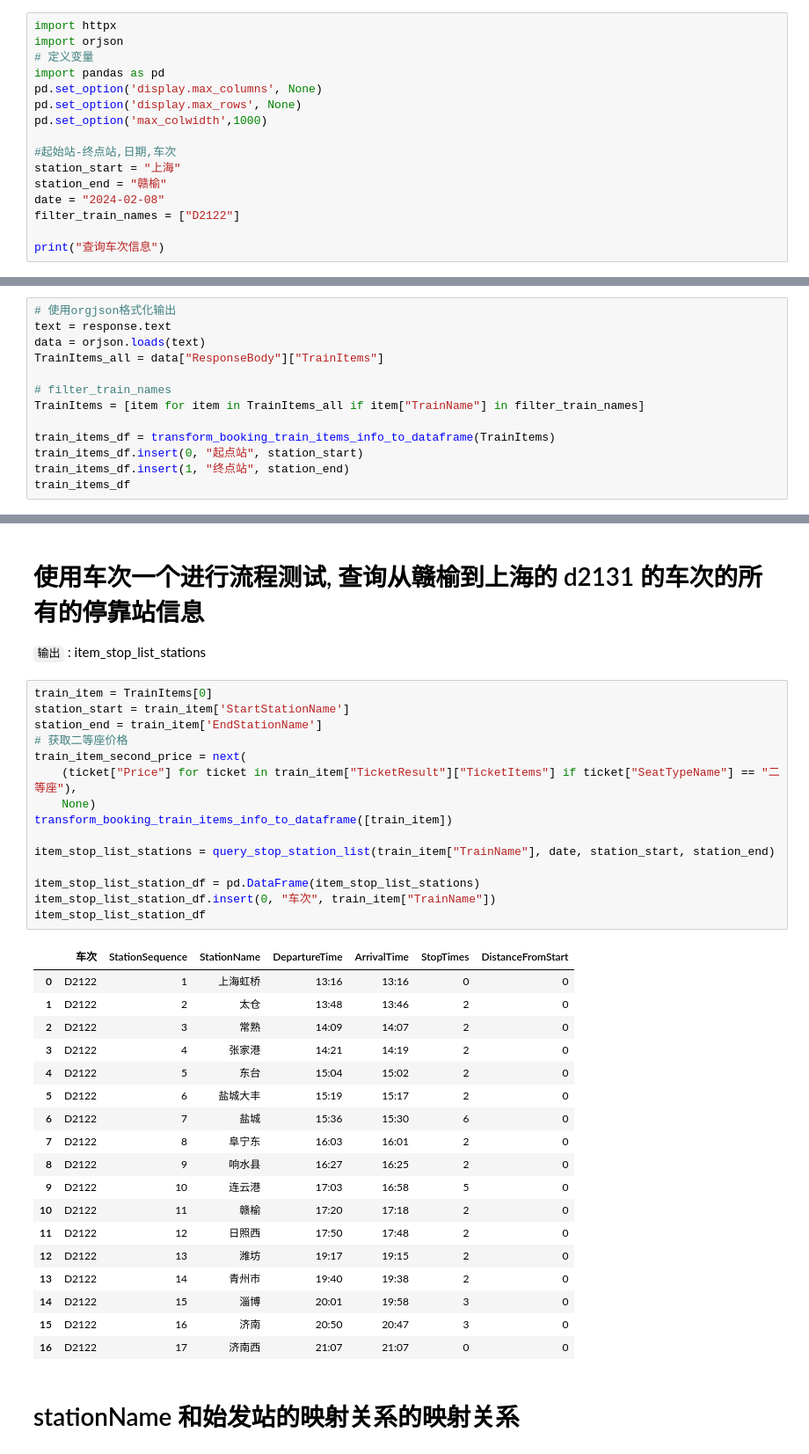
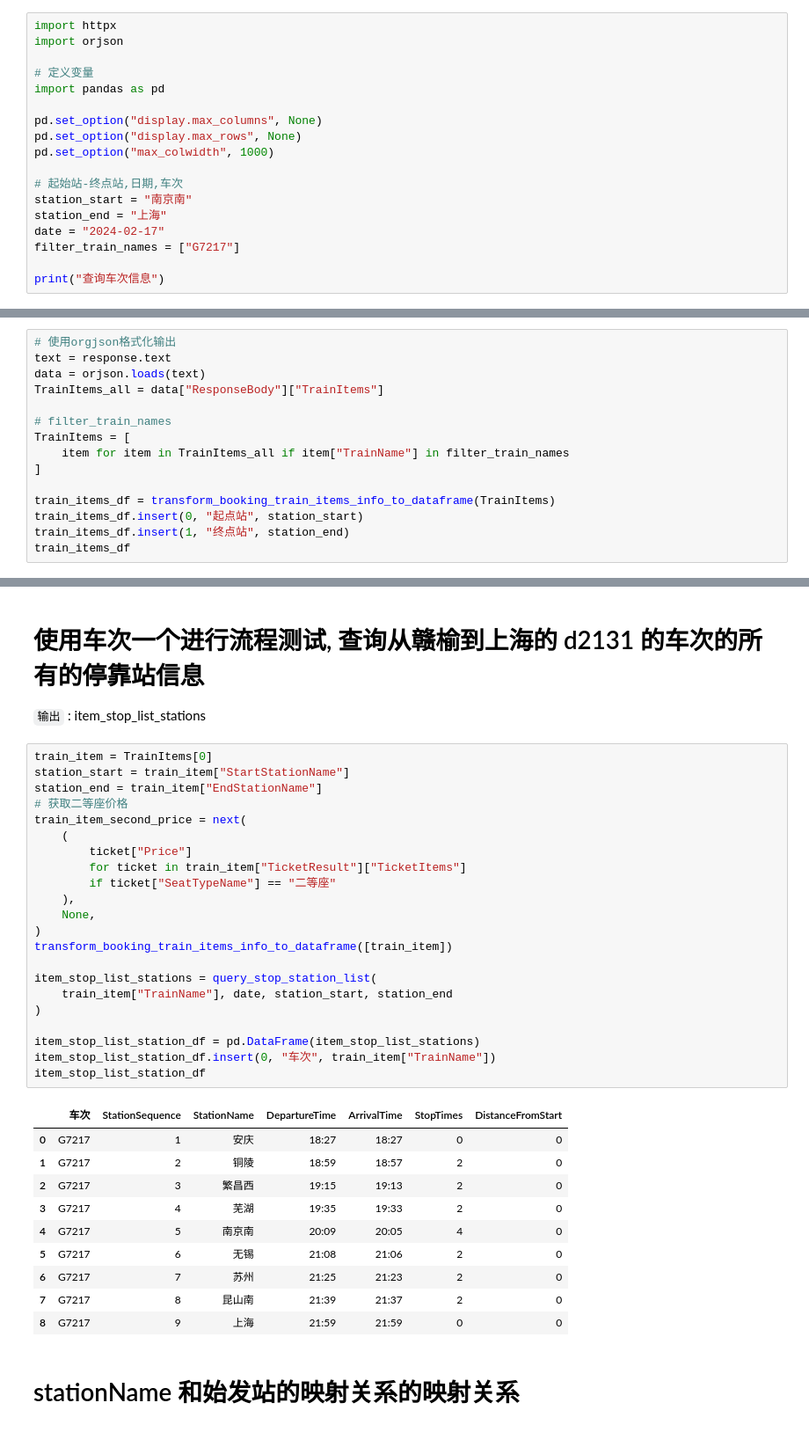
Before and after one commit to elroy93/12306spy, a Jupyter notebook: main.ipynb, the cells around one changed output, grey strips where cells are left out. Shown at 88% size. Saved outputs shown, nothing was run; the diff lists cells and outputs as text.

```diff
--- a/main.ipynb
+++ b/main.ipynb
@@ -1,17 +1,19 @@
 # %%
 import httpx
 import orjson
+
 # 定义变量
 import pandas as pd
-pd.set_option('display.max_columns', None)
-pd.set_option('display.max_rows', None)
-pd.set_option('max_colwidth',1000)
 
-#起始站-终点站,日期,车次
-station_start = "上海"
-station_end = "赣榆"
-date = "2024-02-08"
-filter_train_names = ["D2122"]
+pd.set_option("display.max_columns", None)
+pd.set_option("display.max_rows", None)
+pd.set_option("max_colwidth", 1000)
+
+# 起始站-终点站,日期,车次
+station_start = "南京南"
+station_end = "上海"
+date = "2024-02-17"
+filter_train_names = ["G7217"]
 
 print("查询车次信息")
 # %% [output]
@@ -159,7 +190,9 @@ data = orjson.loads(text)
 TrainItems_all = data["ResponseBody"]["TrainItems"]
 
 # filter_train_names
-TrainItems = [item for item in TrainItems_all if item["TrainName"] in filter_train_names]
+TrainItems = [
+    item for item in TrainItems_all if item["TrainName"] in filter_train_names
+]
 
 train_items_df = transform_booking_train_items_info_to_dataframe(TrainItems)
 train_items_df.insert(0, "起点站", station_start)
@@ -174,38 +207,37 @@ train_items_df
 `输出` : item_stop_list_stations
 # %%
 train_item = TrainItems[0]
-station_start = train_item['StartStationName']
-station_end = train_item['EndStationName']
+station_start = train_item["StartStationName"]
+station_end = train_item["EndStationName"]
 # 获取二等座价格
 train_item_second_price = next(
-    (ticket["Price"] for ticket in train_item["TicketResult"]["TicketItems"] if ticket["SeatTypeName"] == "二等座"),
-    None)
+    (
+        ticket["Price"]
+        for ticket in train_item["TicketResult"]["TicketItems"]
+        if ticket["SeatTypeName"] == "二等座"
+    ),
+    None,
+)
 transform_booking_train_items_info_to_dataframe([train_item])
 
-item_stop_list_stations = query_stop_station_list(train_item["TrainName"], date, station_start, station_end)
+item_stop_list_stations = query_stop_station_list(
+    train_item["TrainName"], date, station_start, station_end
+)
 
 item_stop_list_station_df = pd.DataFrame(item_stop_list_stations)
 item_stop_list_station_df.insert(0, "车次", train_item["TrainName"])
 item_stop_list_station_df
 # %% [output]
 |  | 车次 | StationSequence | StationName | DepartureTime | ArrivalTime | StopTimes | DistanceFromStart |
-| 0 | D2122 | 1 | 上海虹桥 | 13:16 | 13:16 | 0 | 0 |
-| 1 | D2122 | 2 | 太仓 | 13:48 | 13:46 | 2 | 0 |
-| 2 | D2122 | 3 | 常熟 | 14:09 | 14:07 | 2 | 0 |
-| 3 | D2122 | 4 | 张家港 | 14:21 | 14:19 | 2 | 0 |
-| 4 | D2122 | 5 | 东台 | 15:04 | 15:02 | 2 | 0 |
-| 5 | D2122 | 6 | 盐城大丰 | 15:19 | 15:17 | 2 | 0 |
-| 6 | D2122 | 7 | 盐城 | 15:36 | 15:30 | 6 | 0 |
-| 7 | D2122 | 8 | 阜宁东 | 16:03 | 16:01 | 2 | 0 |
-| 8 | D2122 | 9 | 响水县 | 16:27 | 16:25 | 2 | 0 |
-| 9 | D2122 | 10 | 连云港 | 17:03 | 16:58 | 5 | 0 |
-| 10 | D2122 | 11 | 赣榆 | 17:20 | 17:18 | 2 | 0 |
-| 11 | D2122 | 12 | 日照西 | 17:50 | 17:48 | 2 | 0 |
-| 12 | D2122 | 13 | 潍坊 | 19:17 | 19:15 | 2 | 0 |
-| 13 | D2122 | 14 | 青州市 | 19:40 | 19:38 | 2 | 0 |
-| 14 | D2122 | 15 | 淄博 | 20:01 | 19:58 | 3 | 0 |
-| 15 | D2122 | 16 | 济南 | 20:50 | 20:47 | 3 | 0 |
-| 16 | D2122 | 17 | 济南西 | 21:07 | 21:07 | 0 | 0 |
+| 0 | G7217 | 1 | 安庆 | 18:27 | 18:27 | 0 | 0 |
+| 1 | G7217 | 2 | 铜陵 | 18:59 | 18:57 | 2 | 0 |
+| 2 | G7217 | 3 | 繁昌西 | 19:15 | 19:13 | 2 | 0 |
+| 3 | G7217 | 4 | 芜湖 | 19:35 | 19:33 | 2 | 0 |
+| 4 | G7217 | 5 | 南京南 | 20:09 | 20:05 | 4 | 0 |
+| 5 | G7217 | 6 | 无锡 | 21:08 | 21:06 | 2 | 0 |
+| 6 | G7217 | 7 | 苏州 | 21:25 | 21:23 | 2 | 0 |
+| 7 | G7217 | 8 | 昆山南 | 21:39 | 21:37 | 2 | 0 |
+| 8 | G7217 | 9 | 上海 | 21:59 | 21:59 | 0 | 0 |
 # %% [markdown]
 # stationName 和始发站的映射关系的映射关系
 # %%
```
Also changed, not shown: parts of 10 cells of this notebook, 2 other files.
